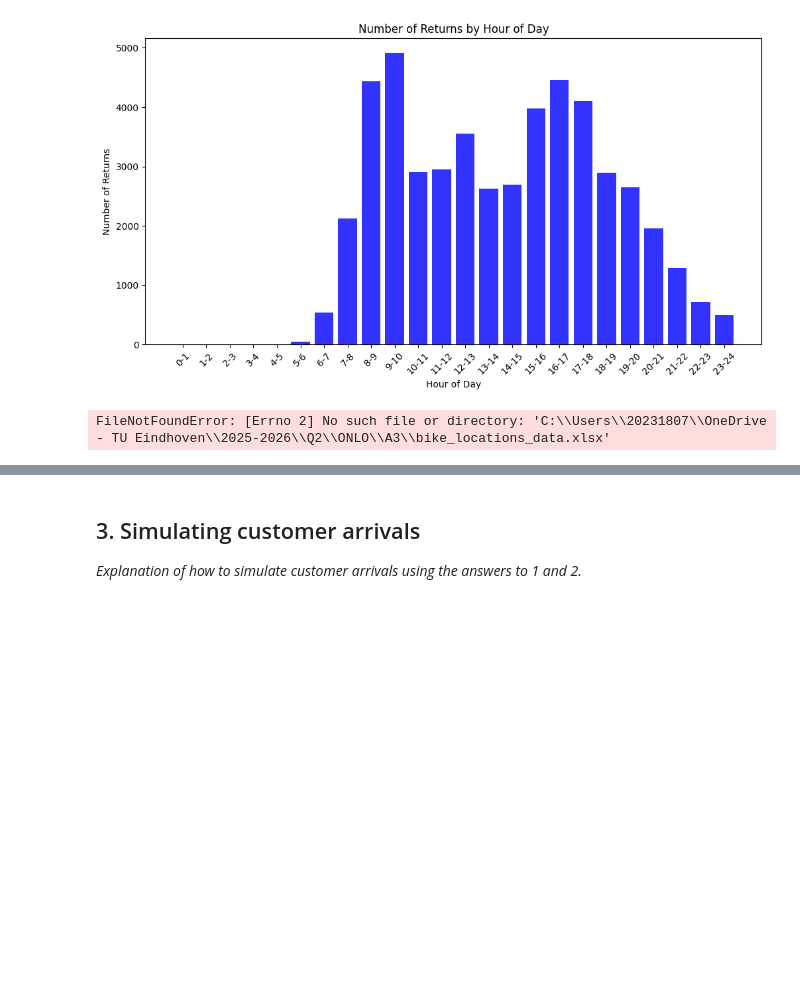
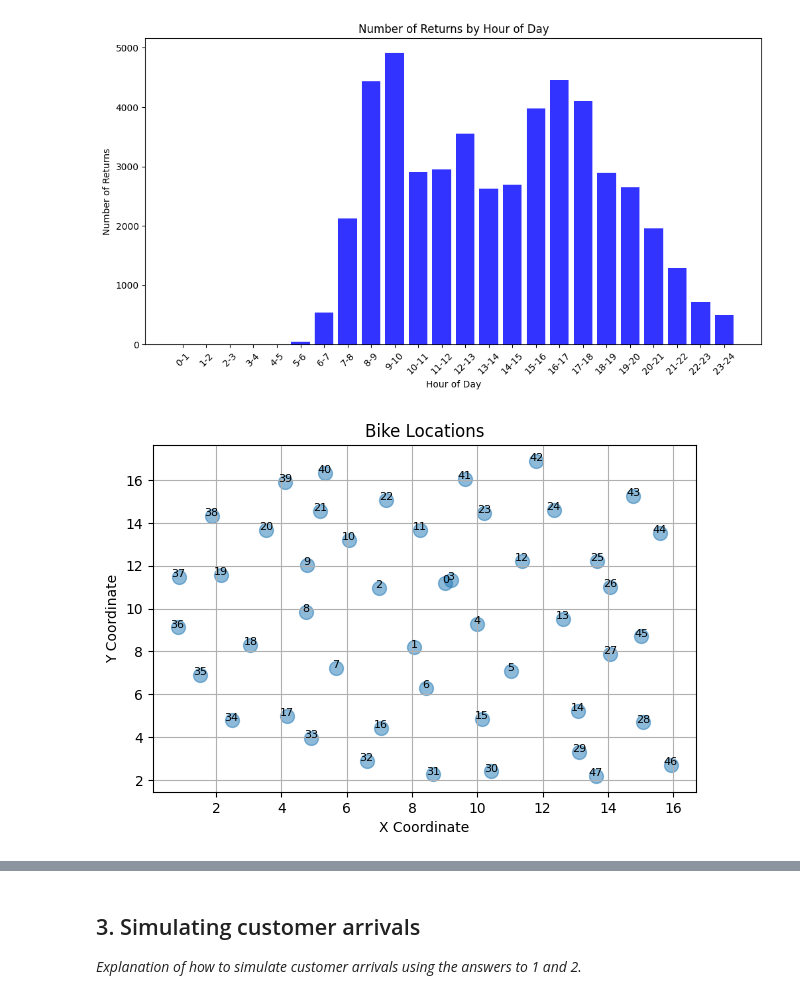
Before and after one commit to kuborro123/magda_is_demon_hunter, a Jupyter notebook: 1CK130_2025_Assignment_3.ipynb, the cells around one changed output, grey strips where cells are left out. Saved outputs shown, nothing was run; the diff lists cells and outputs as text; code cells hidden in the pictures; blank space fills up the shorter version.

Commit message:
Fixed some small errors from previous code and made a linear regression to predict lost customers

```diff
--- a/1CK130_2025_Assignment_3.ipynb
+++ b/1CK130_2025_Assignment_3.ipynb
@@ -30,7 +30,7 @@ After succesfully mounting the drive, below code loads the data. Note that this
 # %%
 import math
 # file_path = '/content/drive/My Drive/1CK130/bike_locations_data.xlsx'
-file_path = r"C:\Users\20231807\OneDrive - TU Eindhoven\2025-2026\Q2\ONLO\A3\magda_is_demon_hunter\bike_locations_data.xlsx"
+file_path = r"C:\Users\User\PycharmProjects\magda_is_demon_hunter\bike_locations_data.xlsx"
 df = pd.read_excel(file_path)
 
 class Location:
@@ -78,8 +78,7 @@ Below is some code that can load this data. To run it, you must first save file
 # %%
 # Load the data from the Excel file - make sure the path corresponds to where
 # saved the data
-file_path = '/content/drive/My Drive/1CK130/transactions_data.xlsx'
-file_path = r"C:\Users\20231807\OneDrive - TU Eindhoven\2025-2026\Q2\ONLO\A3\magda_is_demon_hunter\transactions_data.xlsx"
+file_path = r"C:\Users\User\PycharmProjects\magda_is_demon_hunter\transactions_data.xlsx"
 data = pd.read_excel(file_path)
 print(data)
 
@@ -287,34 +286,34 @@ plt.show()
 # %%
 import math
 # file_path = '/content/drive/My Drive/1CK130/bike_locations_data.xlsx'
-file_path = r"C:\Users\20231807\OneDrive - TU Eindhoven\2025-2026\Q2\ONLO\A3\bike_locations_data.xlsx"
+file_path = r"C:\Users\User\PycharmProjects\magda_is_demon_hunter\bike_locations_data.xlsx"
 df = pd.read_excel(file_path)
 
 class Location:
     def __init__(self, loc, x, y):
         self.loc = loc
         self.x = x
         self.y = y
 
 
     def distance(self, other):
         return math.sqrt((self.x - other.x) ** 2 + (self.y - other.y) ** 2)
     def __repr__(self):
         return f"loc{self.loc}(x={self.x}, y={self.y})"
 #this loads the data into the locations list
 locations = [Location(loc=int(row['loc']), x=row['x'], y=row['y']) for index, row in df.iterrows()]
 
 import matplotlib.pyplot as plt
 plt.figure(figsize=(7, 4.5))
 scatter = plt.scatter(df['x'], df['y'], s=100, alpha=0.5)
 
 for i, point in df.iterrows():
     plt.text(point['x'], point['y'], f"{int(point['loc'])}", fontsize=8, ha='center')
 plt.title('Bike Locations')
 plt.xlabel('X Coordinate')
 plt.ylabel('Y Coordinate')
 plt.grid(True)
 plt.show()
 # %% [output]
-FileNotFoundError: [Errno 2] No such file or directory: 'C:\\Users\\20231807\\OneDrive - TU Eindhoven\\2025-2026\\Q2\\ONLO\\A3\\bike_locations_data.xlsx'
+[figure, added]
 # %%
```
Also changed, not shown: parts of 24 cells of this notebook.
